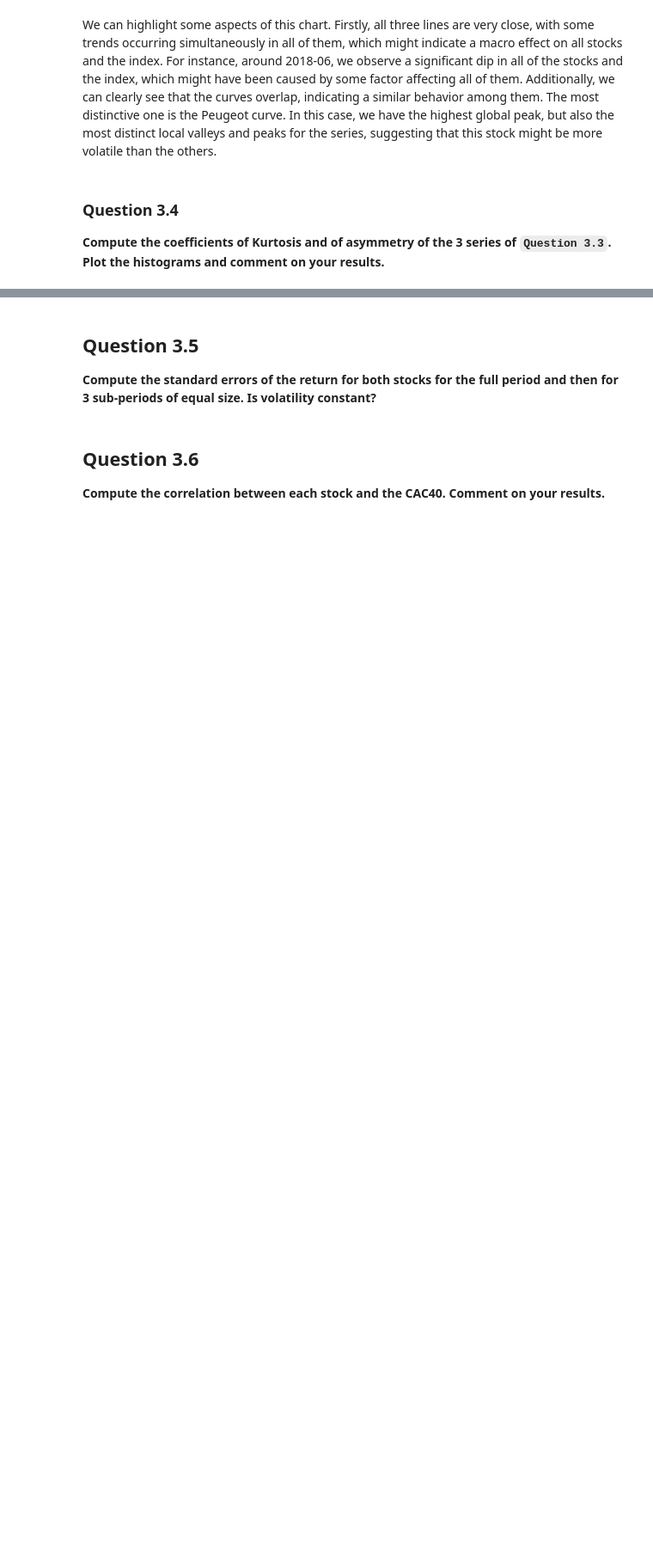
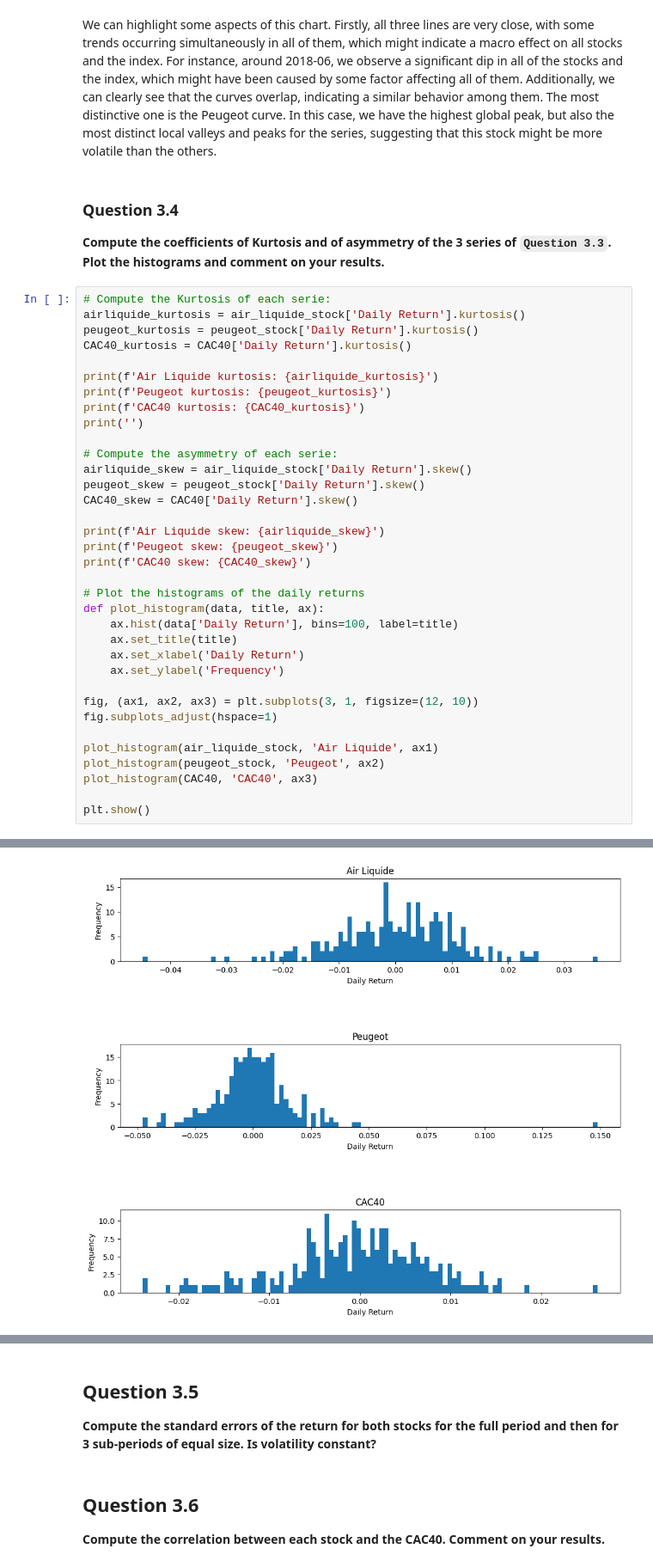
Before and after one commit to leonardohannas/MODS205_TelecomParis, a Jupyter notebook: proj.ipynb, the cells around one changed output, grey strips where cells are left out. Shown at 86% size. Cells and saved outputs as stored; diff of their text form; blank space fills up the shorter version.

```diff
--- a/proj.ipynb
+++ b/proj.ipynb
@@ -174,3 +174,39 @@ The most distinctive one is the Peugeot curve. In this case, we have the highest
 # %% [markdown]
 ### Question 3.4
 **Compute the coefficients of Kurtosis and of asymmetry of the 3 series of `Question 3.3`. Plot the histograms and comment on your results.**
+# %%
+# Compute the Kurtosis of each serie:
+airliquide_kurtosis = air_liquide_stock['Daily Return'].kurtosis()
+peugeot_kurtosis = peugeot_stock['Daily Return'].kurtosis()
+CAC40_kurtosis = CAC40['Daily Return'].kurtosis()
+
+print(f'Air Liquide kurtosis: {airliquide_kurtosis}')
+print(f'Peugeot kurtosis: {peugeot_kurtosis}')
+print(f'CAC40 kurtosis: {CAC40_kurtosis}')
+print('')
+
+# Compute the asymmetry of each serie:
+airliquide_skew = air_liquide_stock['Daily Return'].skew()
+peugeot_skew = peugeot_stock['Daily Return'].skew()
+CAC40_skew = CAC40['Daily Return'].skew()
+
+print(f'Air Liquide skew: {airliquide_skew}')
+print(f'Peugeot skew: {peugeot_skew}')
+print(f'CAC40 skew: {CAC40_skew}')
+
+# Plot the histograms of the daily returns
+def plot_histogram(data, title, ax):
+    ax.hist(data['Daily Return'], bins=100, label=title)
+    ax.set_title(title)
+    ax.set_xlabel('Daily Return')
+    ax.set_ylabel('Frequency')
+
+fig, (ax1, ax2, ax3) = plt.subplots(3, 1, figsize=(12, 10))
+fig.subplots_adjust(hspace=1)
+
+plot_histogram(air_liquide_stock, 'Air Liquide', ax1)
+plot_histogram(peugeot_stock, 'Peugeot', ax2)
+plot_histogram(CAC40, 'CAC40', ax3)
+
+plt.show()
+# %% [output]
@@ -176,0 +220 @@ The most distinctive one is the Peugeot curve. In this case, we have the highest
+[figure, added]
```
Also changed, not shown: parts of 2 cells of this notebook.
